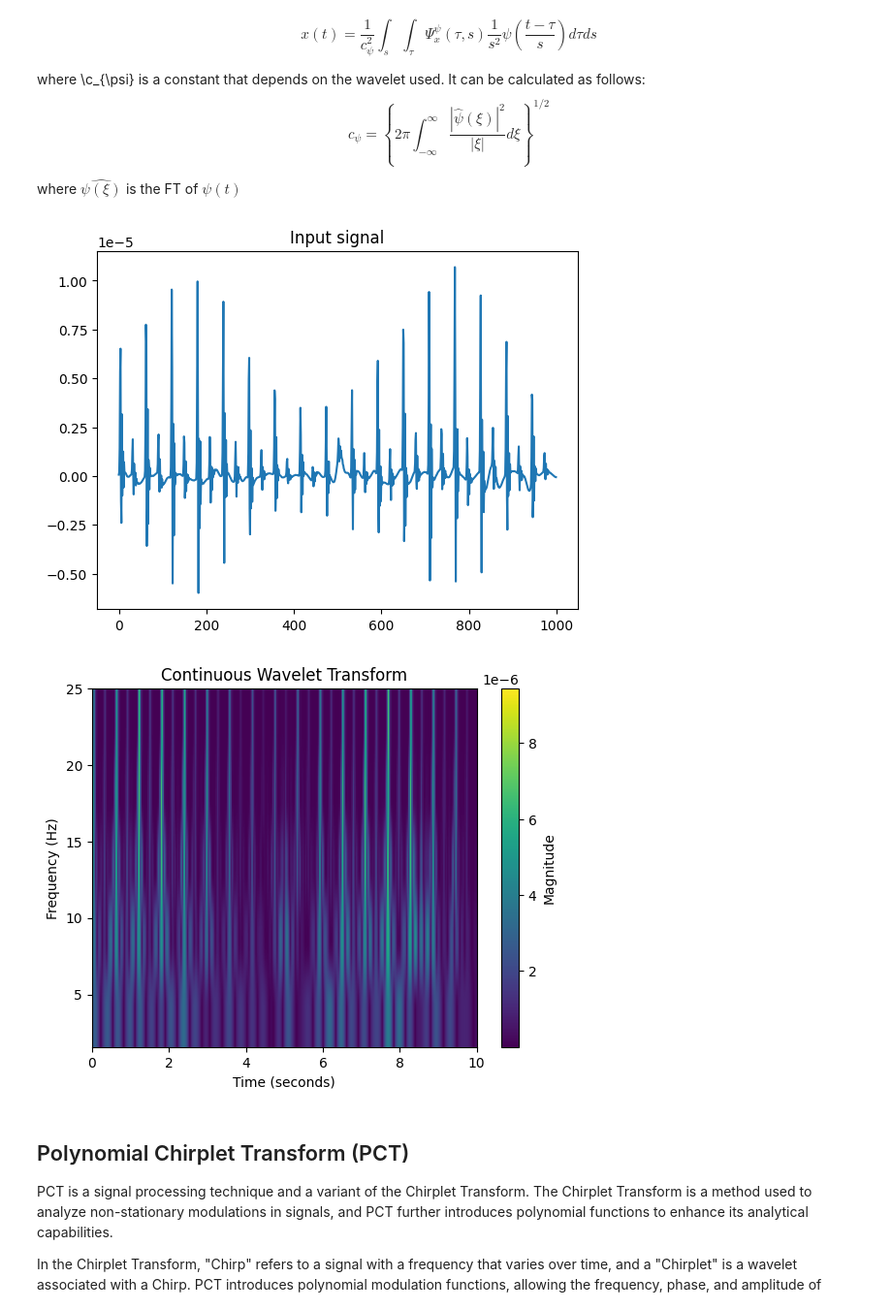
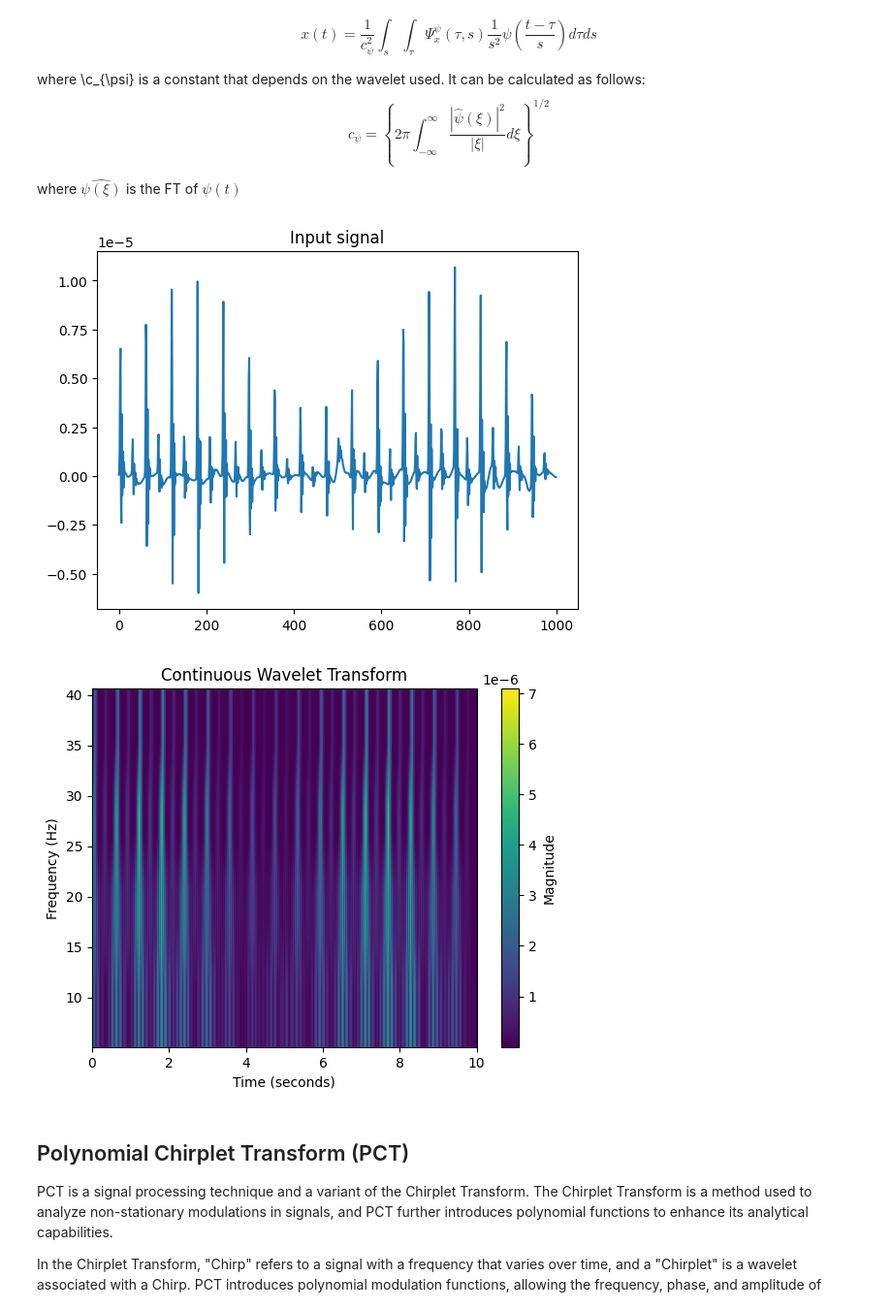
Before and after one commit to darcy1zhang/Tutorial, a Jupyter notebook: Example.ipynb, the cells around one changed output. Shown at 97% size. Cells and saved outputs as stored; diff of their text form; code cells hidden in the pictures.

```diff
--- a/Example.ipynb
+++ b/Example.ipynb
@@ -376,21 +376,21 @@ where $\hat{\psi(\xi)}$ is the FT of $\psi(t)$
 # %%
 from dsp import my_cwt
 import numpy as np
 import matplotlib.pyplot as plt
 
 fs = 100
 signal = np.load("./data/sim_100_0.1_90_140_train.npy")[1,:1000]
 plt.title("Input signal")
 plt.plot(signal)
 plt.show()
 
-scales = np.array([1,2,4,8,16])
-wavelet = 'mexh'
+scales = np.array([2,4,8,16])
+wavelet = 'morl'
 
 coefficients, frequencies = my_cwt(signal, scales, wavelet, fs, True)
 # %% [output]
 [figure]
-[figure, old version]
+[figure, new version]
 # %% [markdown]
 ## Polynomial Chirplet Transform (PCT)
 PCT is a signal processing technique and a variant of the Chirplet Transform. The Chirplet Transform is a method used to analyze non-stationary modulations in signals, and PCT further introduces polynomial functions to enhance its analytical capabilities.
```
Also changed, not shown: parts of 5 cells of this notebook, 1 other file.
